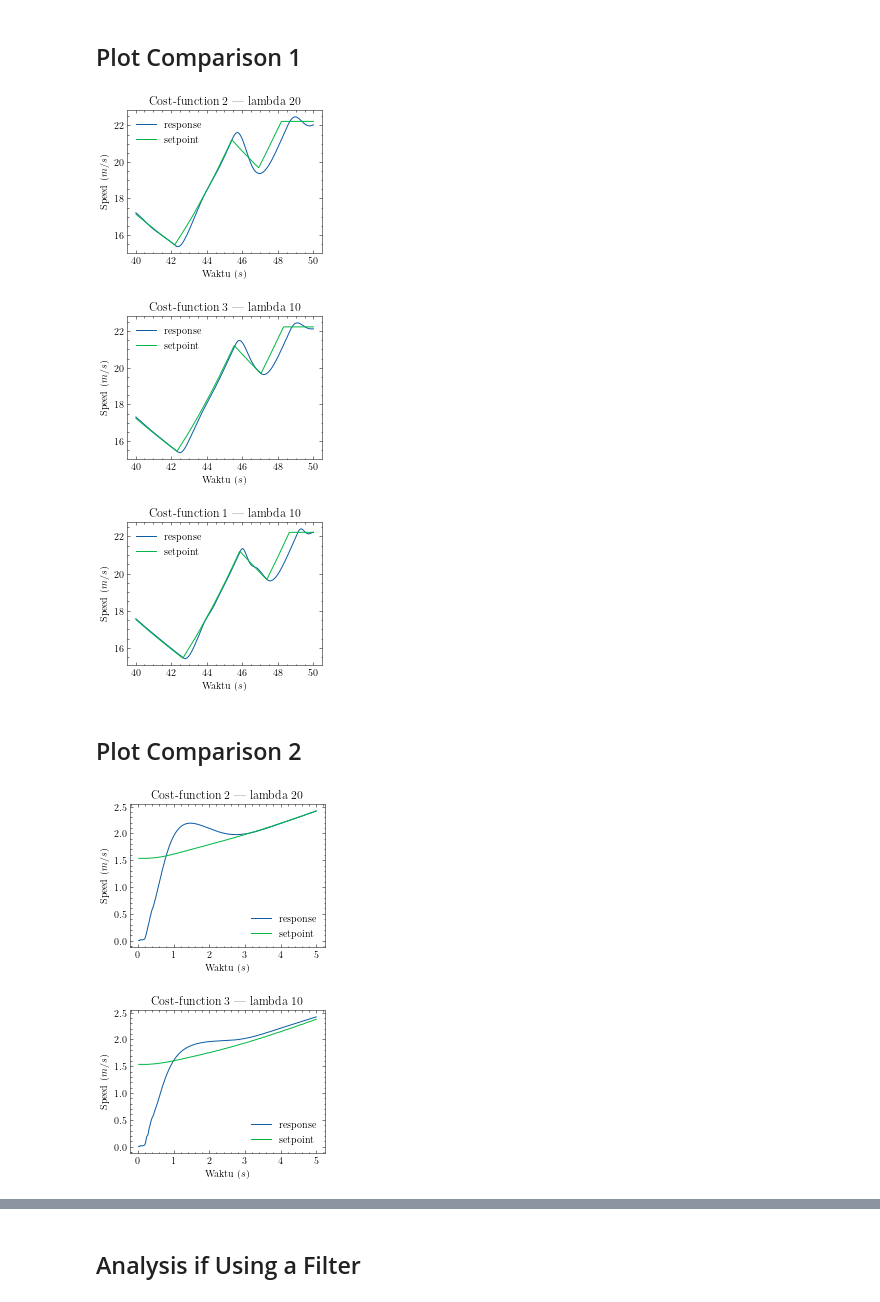
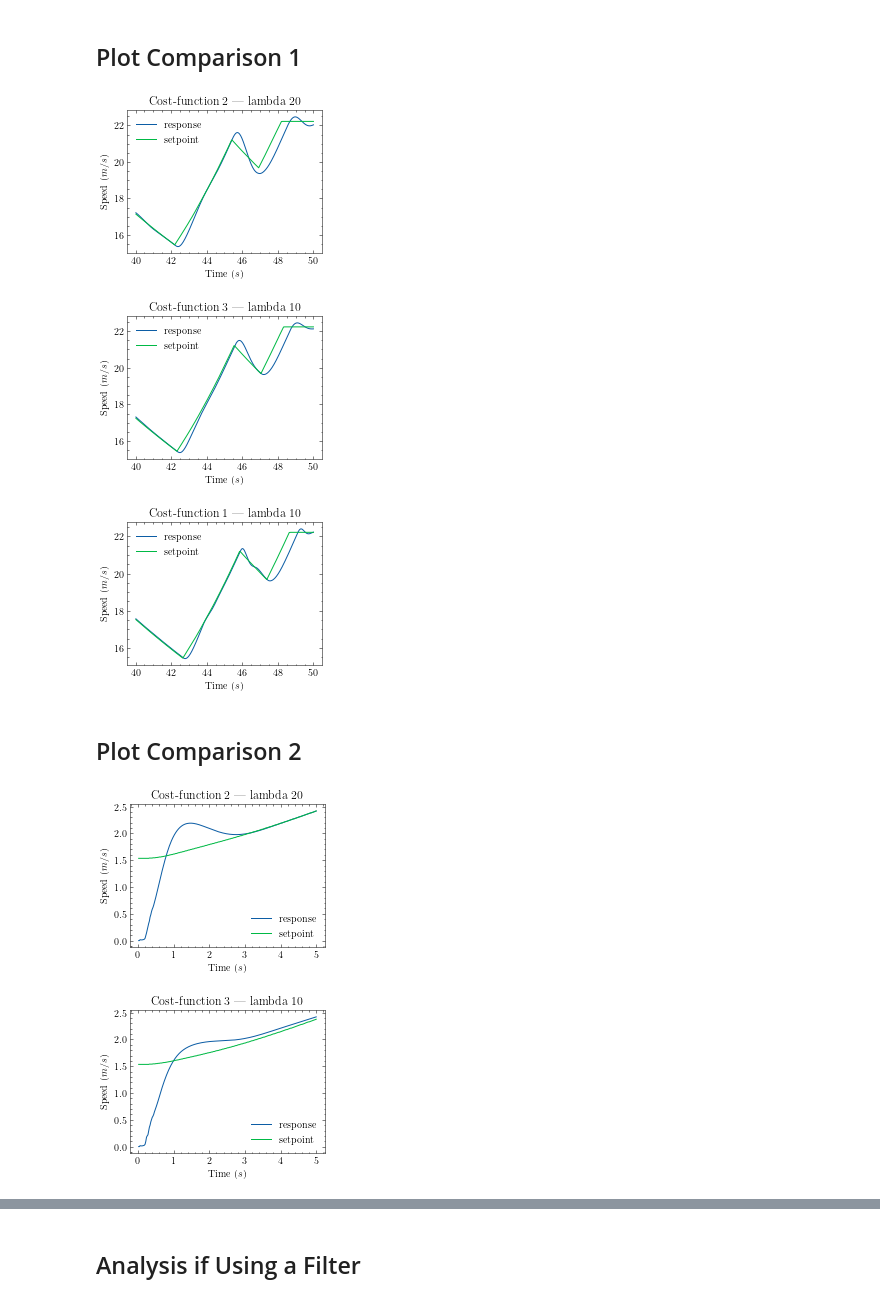
Before and after one commit to fadamsyah/longitudinal-control-based-nature-inspired-optimization, a Jupyter notebook: PID Tuning/Analysis/Analysis.ipynb, the cells around one changed output, grey strips where cells are left out. Saved outputs shown, nothing was run; the diff lists cells and outputs as text; code cells hidden in the pictures.

```diff
--- a/PID Tuning/Analysis/Analysis.ipynb
+++ b/PID Tuning/Analysis/Analysis.ipynb
@@ -422,38 +422,38 @@ plt.plot(df310.throttle[:200])
 # %%
 start = 2000
 stop = 2500
 plt.plot(df220.time[start:stop], df220.speed[start:stop], label='response')
 plt.plot(df220.time[start:stop], df220.sp_v[start:stop], label='setpoint')
-plt.xlabel('Waktu $(s)$')
+plt.xlabel('Time $(s)$')
 plt.ylabel('Speed $(m/s)$')
 plt.legend()
 plt.title('Cost-function 2 | lambda 20')
 plt.savefig('img/1cf_220.png', dpi=600, transparent=True)
 plt.show()
 # %% [output]
-[figure, old version]
+[figure, new version]
 # %%
 plt.plot(df310.time[start:stop], df310.speed[start:stop], label='response')
 plt.plot(df310.time[start:stop], df310.sp_v[start:stop], label='setpoint')
-plt.xlabel('Waktu $(s)$')
+plt.xlabel('Time $(s)$')
 plt.ylabel('Speed $(m/s)$')
 plt.legend()
 plt.title('Cost-function 3 | lambda 10')
 plt.savefig('img/1cf_310.png', dpi=600, transparent=True)
 plt.show()
 # %% [output]
-[figure, old version]
+[figure, new version]
 # %%
 plt.plot(df110.time[start:stop], df110.speed[start:stop], label='response')
 plt.plot(df110.time[start:stop], df110.sp_v[start:stop], label='setpoint')
-plt.xlabel('Waktu $(s)$')
+plt.xlabel('Time $(s)$')
 plt.ylabel('Speed $(m/s)$')
 plt.legend()
 plt.title('Cost-function 1 | lambda 10')
 plt.savefig('img/1cf_110.png', dpi=600, transparent=True)
 plt.show()
 # %% [output]
-[figure, old version]
+[figure, new version]
 # %% [markdown]
 ## Plot Comparison 2
 # %%
@@ -461,25 +461,25 @@ start = 0
 stop = 250
 plt.plot(df220.time[start:stop], df220.speed[start:stop], label='response')
 plt.plot(df220.time[start:stop], df220.sp_v[start:stop], label='setpoint')
-plt.xlabel('Waktu $(s)$')
+plt.xlabel('Time $(s)$')
 plt.ylabel('Speed $(m/s)$')
 plt.legend()
 plt.title('Cost-function 2 | lambda 20')
 plt.savefig('img/2cf_220.png', dpi=600, transparent=True)
 plt.show()
 # %% [output]
-[figure, old version]
+[figure, new version]
 # %%
 plt.plot(df310.time[start:stop], df310.speed[start:stop], label='response')
 plt.plot(df310.time[start:stop], df310.sp_v[start:stop], label='setpoint')
-plt.xlabel('Waktu $(s)$')
+plt.xlabel('Time $(s)$')
 plt.ylabel('Speed $(m/s)$')
 plt.legend()
 plt.title('Cost-function 3 | lambda 10')
 plt.savefig('img/2cf_310.png', dpi=600, transparent=True)
 plt.show()
 # %% [output]
-[figure, old version]
+[figure, new version]
 # %%
 plt.plot(df110.time[start:stop], df110.speed[start:stop], label='response')
 plt.plot(df110.time[start:stop], df110.sp_v[start:stop], label='setpoint')
```
Also changed, not shown: parts of 2 cells of this notebook, 11 other files.
